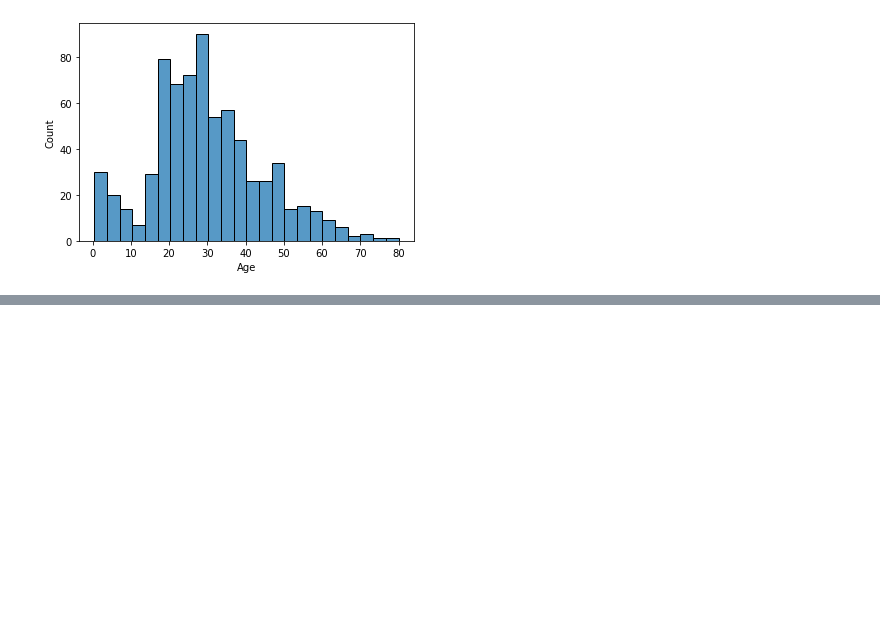
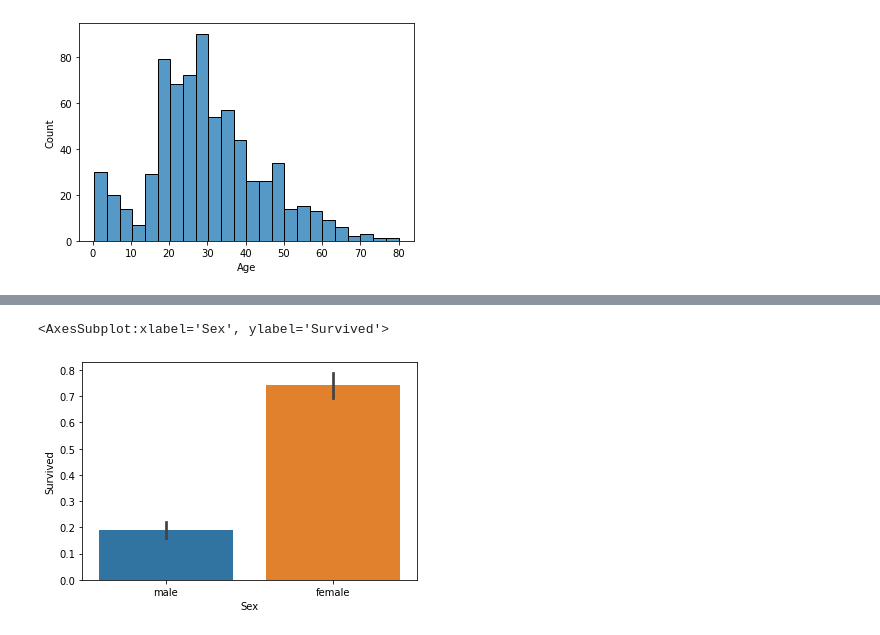
Before and after one commit to JelmerSurewaard/ML, a Jupyter notebook: Titanic/Feature_analysis.ipynb, the cells around one changed output, grey strips where cells are left out. Cells and saved outputs as stored; diff of their text form; code cells hidden in the pictures; blank space fills up the shorter version.

```diff
--- a/Titanic/Feature_analysis.ipynb
+++ b/Titanic/Feature_analysis.ipynb
@@ -29,0 +48,5 @@ sns.histplot(data=df, x='Age', bins=24)
+# %%
+sns.barplot(data=df, y="Survived", x='Sex')
+# %% [output]
+<AxesSubplot:xlabel='Sex', ylabel='Survived'>
+[figure, added]
```
Also changed, not shown: parts of 7 cells of this notebook.
